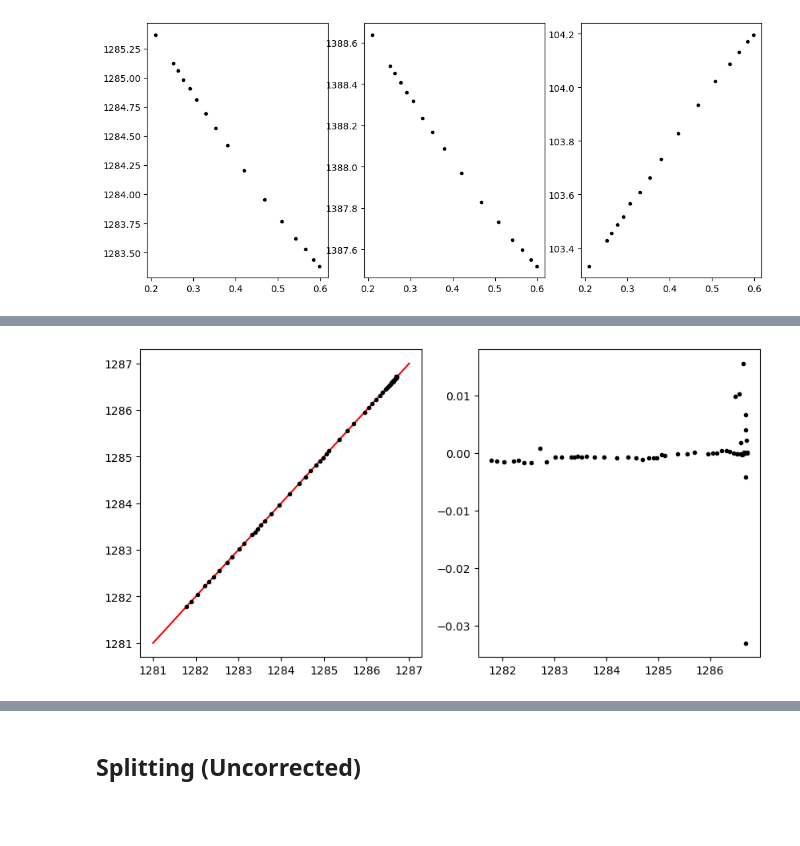
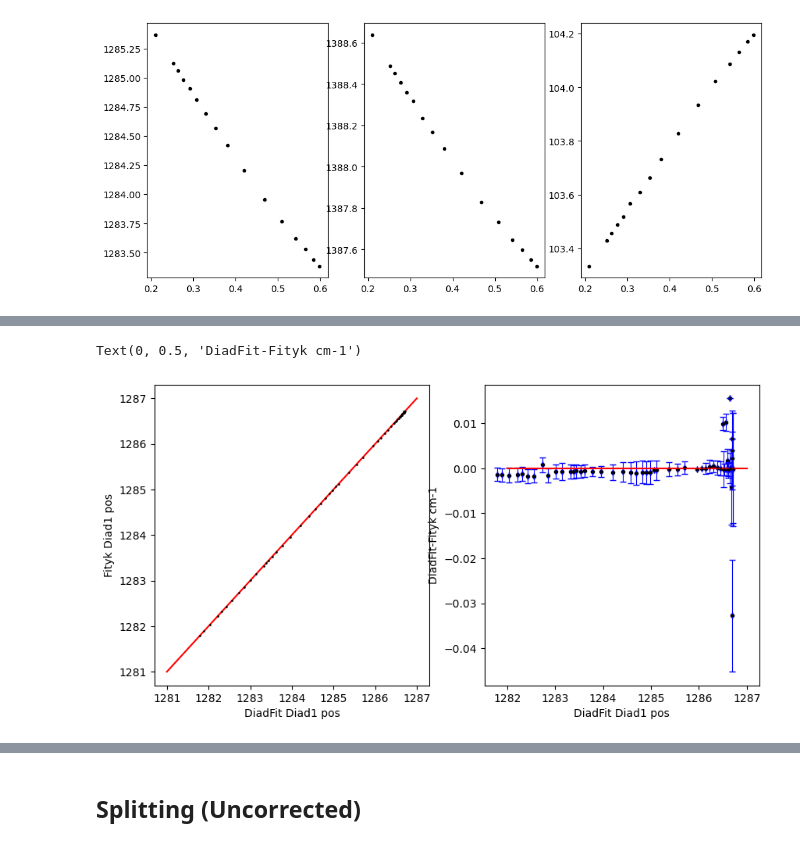
Before and after one commit to PennyWieser/DiadFit, a Jupyter notebook: docs/Examples/Example1a_Gas_Cell_Calibration/DiadFit_vs_Fityk.ipynb, the cells around one changed output, grey strips where cells are left out. Cells and saved outputs as stored; diff of their text form; code cells hidden in the pictures; blank space fills up the shorter version.

```diff
--- a/docs/Examples/Example1a_Gas_Cell_Calibration/DiadFit_vs_Fityk.ipynb
+++ b/docs/Examples/Example1a_Gas_Cell_Calibration/DiadFit_vs_Fityk.ipynb
@@ -110,11 +113,21 @@ plt.plot(combo['sec since midnight'], combo['Charlotte_Ne_Factor']-
 # %%
 fig, (ax1, ax2) = plt.subplots(1, 2, figsize=(10,5))
 ax1.plot([1281, 1287], [1281, 1287], '-r')
-ax1.plot(combo['Diad1_Voigt_Cent'], combo['1285cm-1'],
-               '.k')
+#ax1.plot(combo['Diad1_Voigt_Cent'], combo['1285cm-1'],'.k')
+ax1.errorbar(x=combo['Diad1_Voigt_Cent'], y=combo['1285cm-1'], xerr=combo['Diad1_cent_err'], yerr=0,
+             fmt='d', ecolor='b', elinewidth=0.8, mfc='cyan', ms=1, mec='k')
 ax2.plot(combo['Diad1_Voigt_Cent'], combo['Diad1_Voigt_Cent']-combo['1285cm-1'],
                '.k')
+
+ax2.errorbar(combo['Diad1_Voigt_Cent'], combo['Diad1_Voigt_Cent']-combo['1285cm-1'], yerr=combo['Diad1_cent_err'], xerr=0,
+             fmt='d', ecolor='b', elinewidth=0.8, mfc='cyan', ms=1, mec='k', capsize=3)
 import matplotlib.ticker as ticker
 ax2.ticklabel_format(style='plain', axis='y')
+ax2.plot([1282, 1287], [0, 0], '-r')
+ax1.set_xlabel('DiadFit Diad1 pos')
+ax1.set_ylabel('Fityk Diad1 pos')
+ax2.set_xlabel('DiadFit Diad1 pos')
+ax2.set_ylabel('DiadFit-Fityk cm-1')
 # %% [output]
+Text(0, 0.5, 'DiadFit-Fityk cm-1')
-[figure, old version]
+[figure, new version]
```
Also changed, not shown: parts of 18 cells of this notebook, 15 other files.
